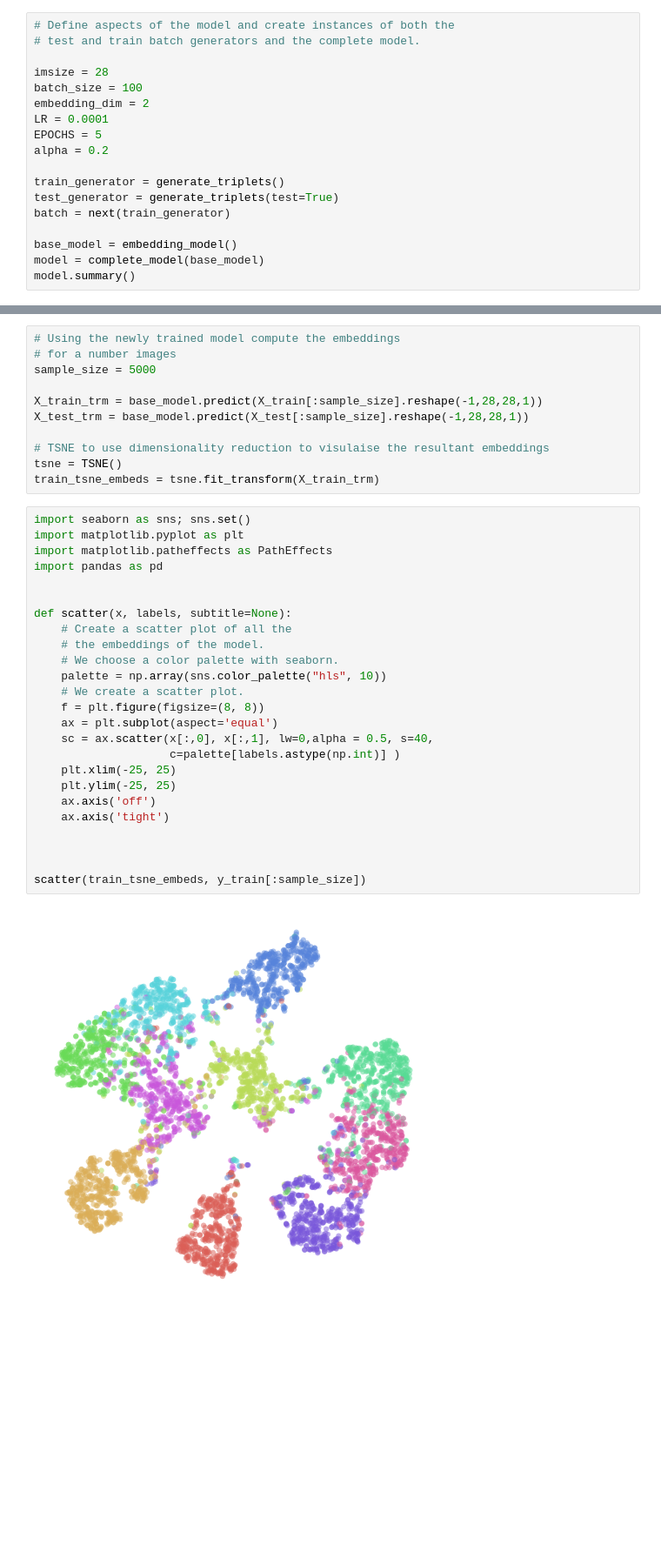
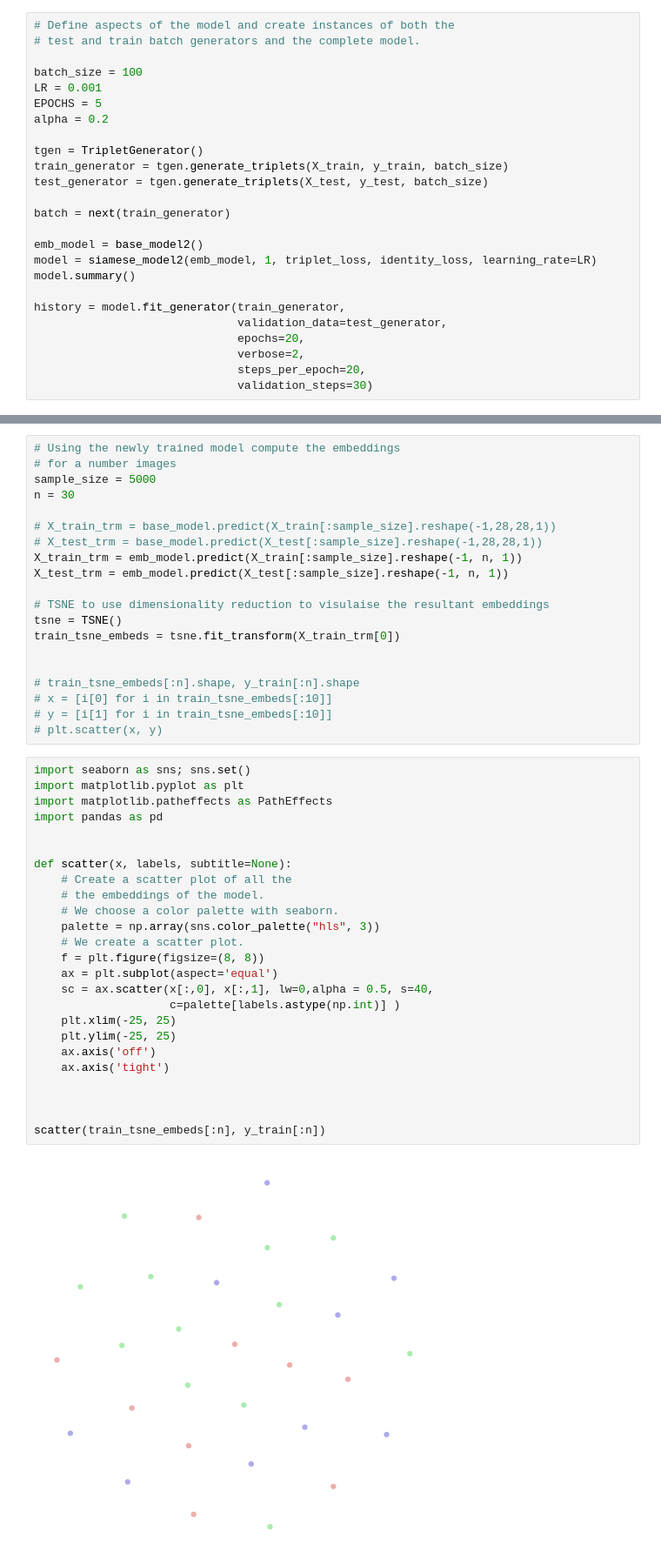
Before and after one commit to AlexKay28/MedConcNorm, a Jupyter notebook: notebooks/SiameseNets_mnist.ipynb, the cells around one changed output, grey strips where cells are left out. Shown: that part at 87% size. Cells and saved outputs as stored; diff of their text form; blank space fills up the shorter version.

Commit message:
added siamese nets

```diff
--- a/notebooks/SiameseNets_mnist.ipynb
+++ b/notebooks/SiameseNets_mnist.ipynb
@@ -126,18 +46,25 @@ def complete_model(base_model):
 # Define aspects of the model and create instances of both the
 # test and train batch generators and the complete model.
 
-imsize = 28
 batch_size = 100
-embedding_dim = 2
-LR = 0.0001
+LR = 0.001
 EPOCHS = 5
 alpha = 0.2
 
-train_generator = generate_triplets()
-test_generator = generate_triplets(test=True)
+tgen = TripletGenerator()
+train_generator = tgen.generate_triplets(X_train, y_train, batch_size)
+test_generator = tgen.generate_triplets(X_test, y_test, batch_size)
+
 batch = next(train_generator)
 
-base_model = embedding_model()
-model = complete_model(base_model)
+emb_model = base_model2()
+model = siamese_model2(emb_model, 1, triplet_loss, identity_loss, learning_rate=LR)
 model.summary()
+
+history = model.fit_generator(train_generator,
+                              validation_data=test_generator,
+                              epochs=20,
+                              verbose=2,
+                              steps_per_epoch=20,
+                              validation_steps=30)
 # %% [output]
@@ -200,39 +148,48 @@ plt.show()
 # Using the newly trained model compute the embeddings
 # for a number images
 sample_size = 5000
+n = 30
 
-X_train_trm = base_model.predict(X_train[:sample_size].reshape(-1,28,28,1))
-X_test_trm = base_model.predict(X_test[:sample_size].reshape(-1,28,28,1))
+# X_train_trm = base_model.predict(X_train[:sample_size].reshape(-1,28,28,1))
+# X_test_trm = base_model.predict(X_test[:sample_size].reshape(-1,28,28,1))
+X_train_trm = emb_model.predict(X_train[:sample_size].reshape(-1, n, 1))
+X_test_trm = emb_model.predict(X_test[:sample_size].reshape(-1, n, 1))
 
 # TSNE to use dimensionality reduction to visulaise the resultant embeddings
 tsne = TSNE()
-train_tsne_embeds = tsne.fit_transform(X_train_trm)
+train_tsne_embeds = tsne.fit_transform(X_train_trm[0])
+
+
+# train_tsne_embeds[:n].shape, y_train[:n].shape
+# x = [i[0] for i in train_tsne_embeds[:10]]
+# y = [i[1] for i in train_tsne_embeds[:10]]
+# plt.scatter(x, y)
 # %%
 import seaborn as sns; sns.set()
 import matplotlib.pyplot as plt
 import matplotlib.patheffects as PathEffects
 import pandas as pd
 
 
 def scatter(x, labels, subtitle=None):
     # Create a scatter plot of all the
     # the embeddings of the model.
     # We choose a color palette with seaborn.
-    palette = np.array(sns.color_palette("hls", 10))
+    palette = np.array(sns.color_palette("hls", 3))
     # We create a scatter plot.
     f = plt.figure(figsize=(8, 8))
     ax = plt.subplot(aspect='equal')
     sc = ax.scatter(x[:,0], x[:,1], lw=0,alpha = 0.5, s=40,
                     c=palette[labels.astype(np.int)] )
     plt.xlim(-25, 25)
     plt.ylim(-25, 25)
     ax.axis('off')
     ax.axis('tight')
 
 
 
-scatter(train_tsne_embeds, y_train[:sample_size])
+scatter(train_tsne_embeds[:n], y_train[:n])
 # %% [output]
-[figure, old version]
+[figure, new version]
 # %%
 scatter(X_train_trm, y_train[:sample_size])
```
Also changed, not shown: parts of 13 cells of this notebook, 7 other files.
